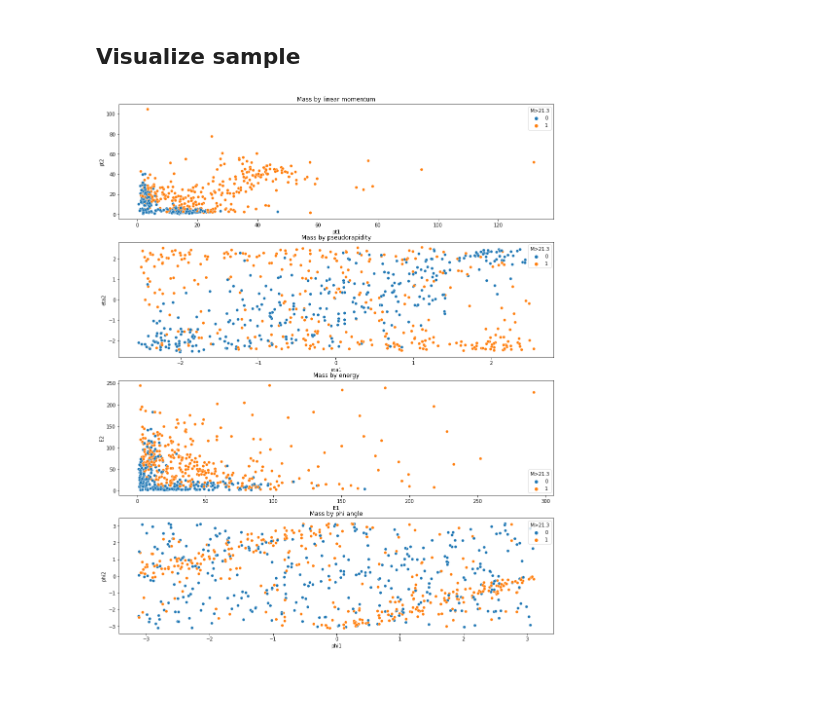
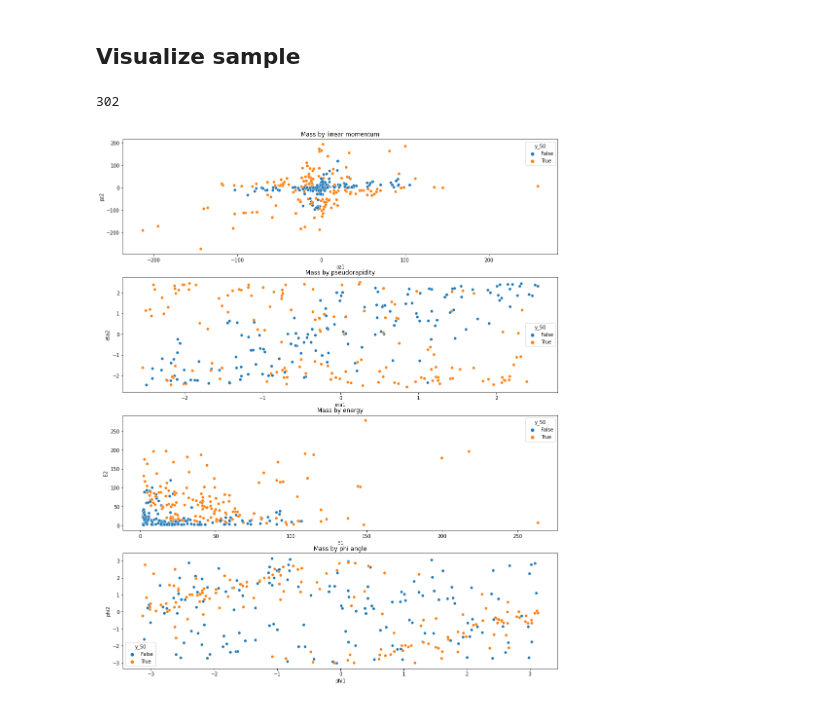
Before and after one commit to hannahgathu/Thesis-Bias-Experiments, a Jupyter notebook: Experiments/Scripts/preparation/add_bias.ipynb, the cells around one changed output. Saved outputs shown, nothing was run; the diff lists cells and outputs as text; code cells hidden in the pictures.

Commit message:
Experiment preparation -  created first biased folds to run

```diff
--- a/Experiments/Scripts/preparation/add_bias.ipynb
+++ b/Experiments/Scripts/preparation/add_bias.ipynb
@@ -115,5 +109,5 @@ for i in range(df.shape[0]):
 # %%
-df['in_sample']=(df['s1'] < 30) & (df['s1']>-30) & (df['s2'] < 30) & (df['s2']>-30)
+fold_train['in_sample']=(fold_train['s1'] < 30) & (fold_train['s1']>-30) & (fold_train['s2'] < 30) & (fold_train['s2']>-30)
 # %% [markdown]
 # Add uncertainty bias
 # %% [markdown]
@@ -126,9 +120,8 @@ import math
 def get_sample(sample_size, distribution, data_binned, df):
 
     #ugly for now, a new dataframe that has a column for whether an instance is in the sample or not
-    df_sampled = df
+    df_sampled = fold_train
     in_sample = [0]* df_sampled.shape[0]
-    print(len(in_sample))
 
     indices=[]
     for bin in range (7):
@@ -137,10 +130,11 @@ def get_sample(sample_size, distribution, data_binned, df):
             if data_binned[i]==bin:
                 pool.append(i)
         indices.extend(random.sample(pool , math.ceil(distribution[bin]*sample_size)))
+        print(len(indices))
     sample = []
     for i in indices:
-        sample.append(df.iloc[[i]])
+        sample.append(fold_train.iloc[[i]])
         in_sample[i]=1
-    df_sampled['in_biased_sample']=in_sample
+    df_sampled['in_sample']=in_sample
     #return pd.concat(sample)
     return df_sampled
@@ -146,0 +160,2 @@ def get_sample(sample_size, distribution, data_binned, df):
+# %%
+distribution_004_000 = get_bin_distribution(1/28,0)
@@ -146,0 +164,2 @@ def get_sample(sample_size, distribution, data_binned, df):
+# %%
+fold_train=get_sample(300, distribution_004_000, predictions_noise_12_100_binned, fold_train)
@@ -147,17 +176,21 @@ def get_sample(sample_size, distribution, data_binned, df):
 # %% [markdown]
 ## Visualize sample
+# %%
+fold_train[fold_train['in_sample']==1].shape[0]
+# %% [output]
+302
 # %%
 fig,ax = plt.subplots(nrows=4,ncols=1,figsize=(16,20))
 
-sns.scatterplot(ax= ax[0],data=CERN_noise_sampled_004_000_700[CERN_noise_sampled_004_000_700['in_biased_sample']==1], x='pt1', y='pt2', hue='M>21.3')
+sns.scatterplot(ax= ax[0],data=fold_train[fold_train['in_sample']==1], x='pz1', y='pz2', hue='y_50')
 ax[0].set_title('Mass by linear momentum')
-sns.scatterplot(ax= ax[1],data=CERN_noise_sampled_004_000_700[CERN_noise_sampled_004_000_700['in_biased_sample']==1], x='eta1', y='eta2', hue='M>21.3')
+sns.scatterplot(ax= ax[1],data=fold_train[fold_train['in_sample']==1], x='eta1', y='eta2', hue='y_50')
 ax[1].set_title('Mass by pseudorapidity')
-sns.scatterplot(ax= ax[2],data=CERN_noise_sampled_004_000_700[CERN_noise_sampled_004_000_700['in_biased_sample']==1], x='E1', y='E2', hue='M>21.3')
+sns.scatterplot(ax= ax[2],data=fold_train[fold_train['in_sample']==1], x='E1', y='E2', hue='y_50')
 ax[2].set_title('Mass by energy')
-sns.scatterplot(ax= ax[3],data=CERN_noise_sampled_004_000_700[CERN_noise_sampled_004_000_700['in_biased_sample']==1], x='phi1', y='phi2', hue='M>21.3')
+sns.scatterplot(ax= ax[3],data=fold_train[fold_train['in_sample']==1], x='phi1', y='phi2', hue='y_50')
 ax[3].set_title('Mass by phi angle')
 
 plt.show()
 # %% [output]
-[figure, old version]
+[figure, new version]
```
Also changed, not shown: parts of 16 cells of this notebook, 21 other files.
